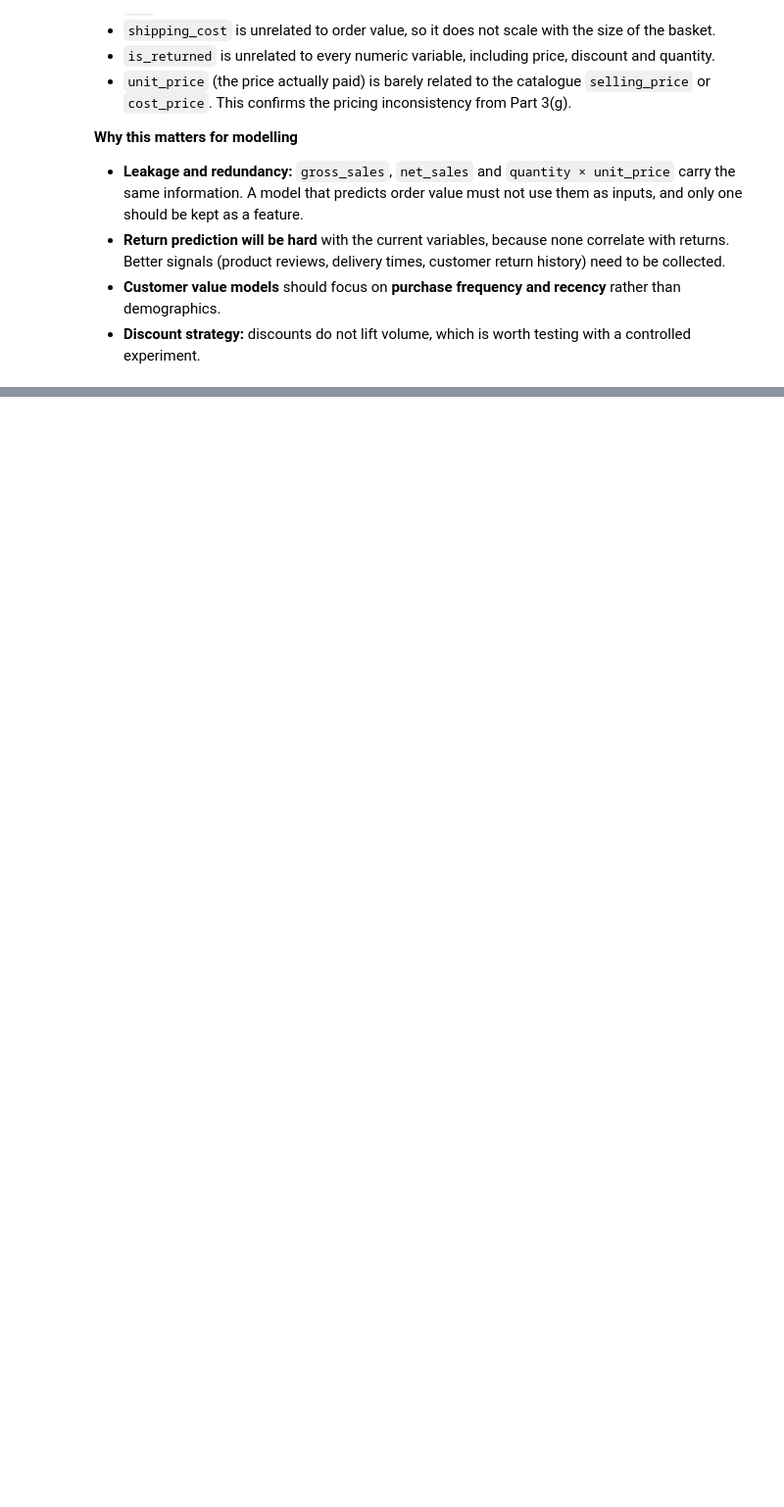
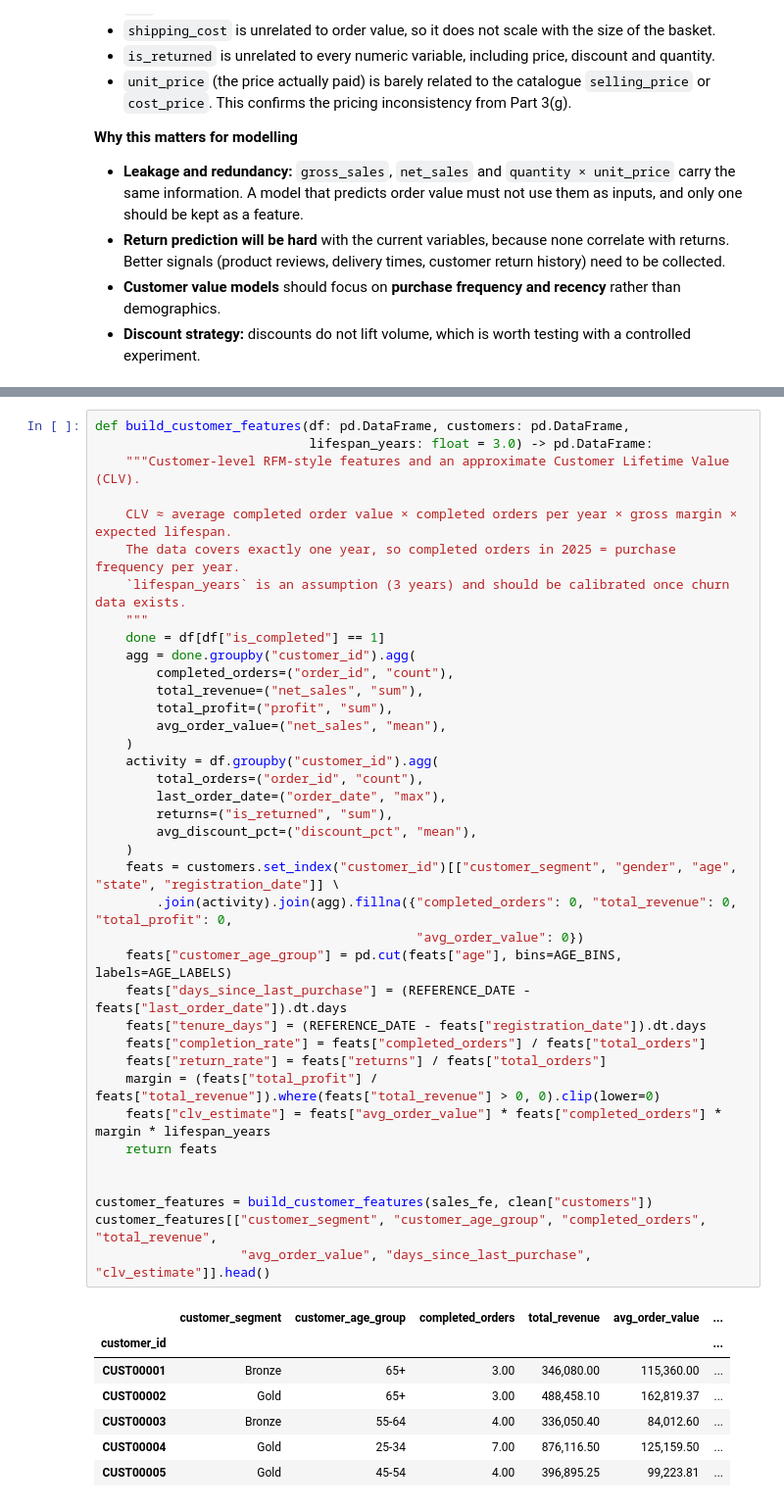
Before and after one commit to Mo-lemi/AnalystLab-Africa-Data-Science, a Jupyter notebook: Week1_DataScience_Project/Week1_EDA.ipynb, the cells around one changed output, grey strips where cells are left out. Shown at 98% size. Drawn from its saved outputs; the diff is of its cells as text; blank space fills up the shorter version.

```diff
--- a/Week1_DataScience_Project/Week1_EDA.ipynb
+++ b/Week1_DataScience_Project/Week1_EDA.ipynb
@@ -1233,0 +1272,46 @@ save_fig(grid.figure, "13_pair_plot")
+# %%
+def build_customer_features(df: pd.DataFrame, customers: pd.DataFrame,
+                            lifespan_years: float = 3.0) -> pd.DataFrame:
+    """Customer-level RFM-style features and an approximate Customer Lifetime Value (CLV).
+
+    CLV ≈ average completed order value × completed orders per year × gross margin × expected lifespan.
+    The data covers exactly one year, so completed orders in 2025 = purchase frequency per year.
+    `lifespan_years` is an assumption (3 years) and should be calibrated once churn data exists.
+    """
+    done = df[df["is_completed"] == 1]
+    agg = done.groupby("customer_id").agg(
+        completed_orders=("order_id", "count"),
+        total_revenue=("net_sales", "sum"),
+        total_profit=("profit", "sum"),
+        avg_order_value=("net_sales", "mean"),
+    )
+    activity = df.groupby("customer_id").agg(
+        total_orders=("order_id", "count"),
+        last_order_date=("order_date", "max"),
+        returns=("is_returned", "sum"),
+        avg_discount_pct=("discount_pct", "mean"),
+    )
+    feats = customers.set_index("customer_id")[["customer_segment", "gender", "age", "state", "registration_date"]] \
+        .join(activity).join(agg).fillna({"completed_orders": 0, "total_revenue": 0, "total_profit": 0,
+                                          "avg_order_value": 0})
+    feats["customer_age_group"] = pd.cut(feats["age"], bins=AGE_BINS, labels=AGE_LABELS)
+    feats["days_since_last_purchase"] = (REFERENCE_DATE - feats["last_order_date"]).dt.days
+    feats["tenure_days"] = (REFERENCE_DATE - feats["registration_date"]).dt.days
+    feats["completion_rate"] = feats["completed_orders"] / feats["total_orders"]
+    feats["return_rate"] = feats["returns"] / feats["total_orders"]
+    margin = (feats["total_profit"] / feats["total_revenue"]).where(feats["total_revenue"] > 0, 0).clip(lower=0)
+    feats["clv_estimate"] = feats["avg_order_value"] * feats["completed_orders"] * margin * lifespan_years
+    return feats
+
+
+customer_features = build_customer_features(sales_fe, clean["customers"])
+customer_features[["customer_segment", "customer_age_group", "completed_orders", "total_revenue",
+                   "avg_order_value", "days_since_last_purchase", "clv_estimate"]].head()
+# %% [output]
+|  | customer_segment | customer_age_group | completed_orders | total_revenue | avg_order_value | ... |
+| customer_id |  |  |  |  |  | ... |
+| CUST00001 | Bronze | 65+ | 3.00 | 346,080.00 | 115,360.00 | ... |
+| CUST00002 | Gold | 65+ | 3.00 | 488,458.10 | 162,819.37 | ... |
+| CUST00003 | Bronze | 55-64 | 4.00 | 336,050.40 | 84,012.60 | ... |
+| CUST00004 | Gold | 25-34 | 7.00 | 876,116.50 | 125,159.50 | ... |
+| CUST00005 | Gold | 45-54 | 4.00 | 396,895.25 | 99,223.81 | ... |
```
Also changed, not shown: parts of 9 cells of this notebook, 4 other files.
